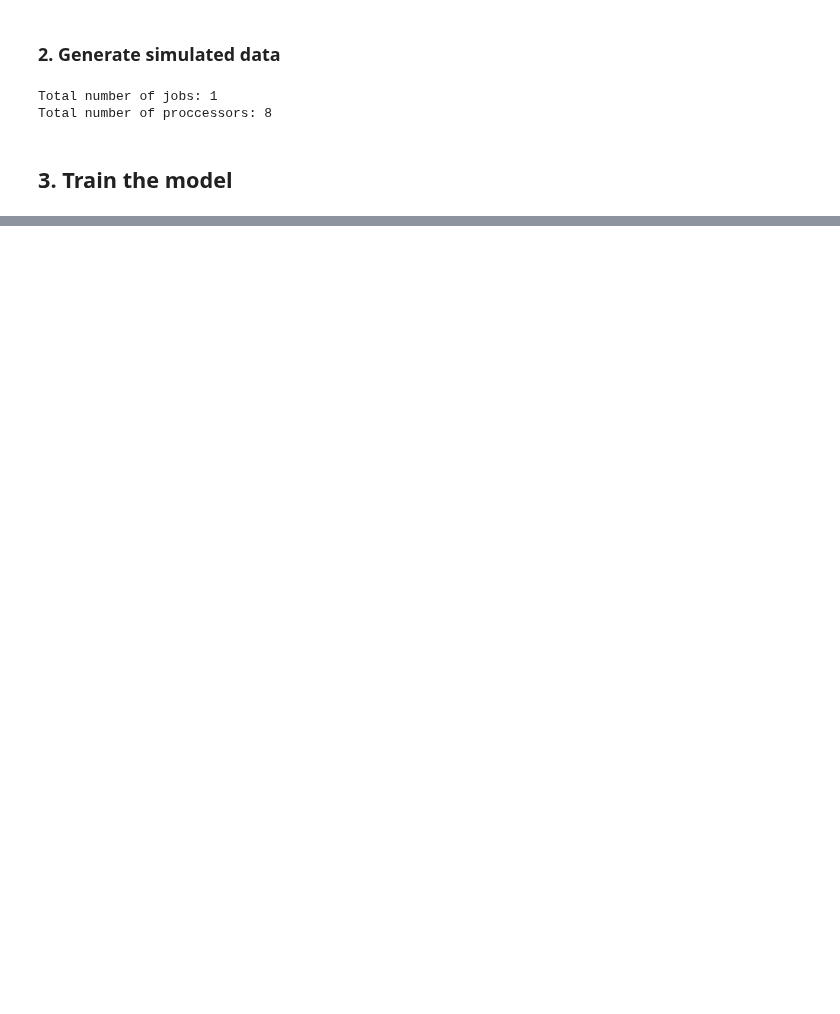
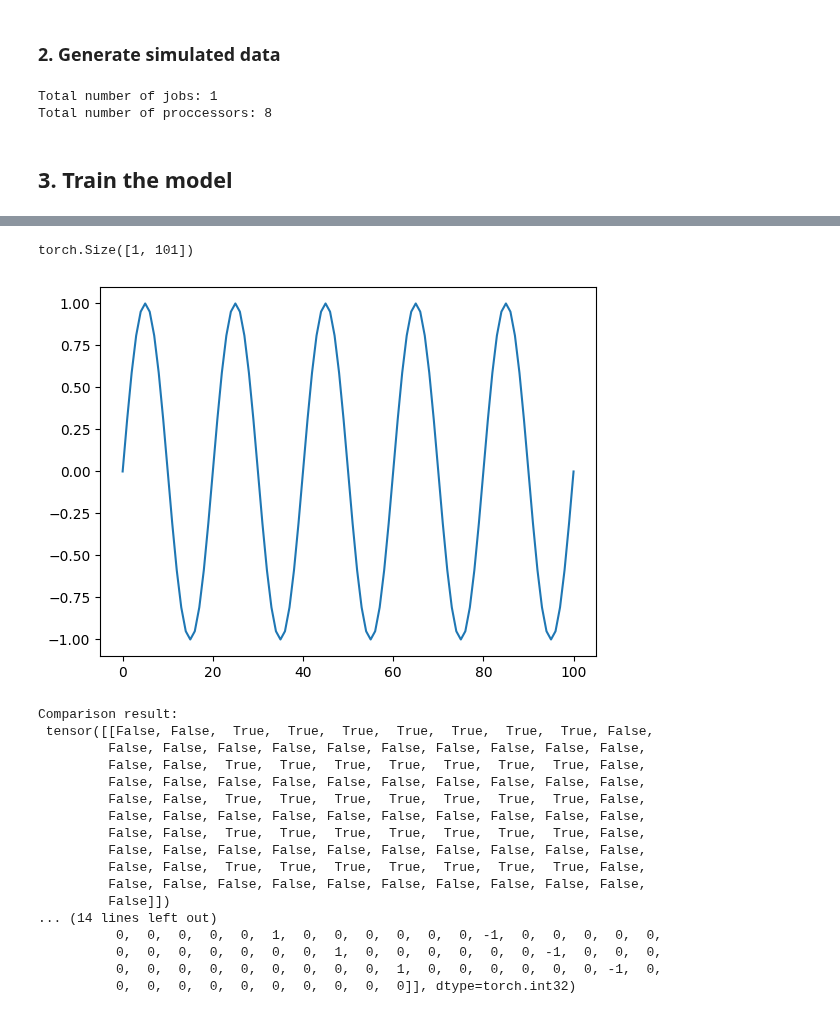
Before and after one commit to V-Marco/ACT, a Jupyter notebook: test_act.ipynb, the cells around one changed output, grey strips where cells are left out. Drawn from its saved outputs; the diff is of its cells as text; code cells hidden in the pictures; blank space fills up the shorter version.

```diff
--- a/test_act.ipynb
+++ b/test_act.ipynb
@@ -90,0 +250,48 @@ dataset = ...
+# %%
+import torch
+import matplotlib.pyplot as plt
+
+# Simulate a 2D tensor with voltage values over time
+time_steps = 101
+num_traces = 1
+trace_2d = torch.sin(torch.linspace(0, 10 * torch.pi, time_steps)).unsqueeze(0)
+
+print(trace_2d.shape)
+# Plot to visualize
+plt.plot(trace_2d[0].numpy())
+plt.show()
+
+# Set a spike threshold
+spike_threshold = 0.5
+
+# Comparison operation
+comparison = trace_2d > spike_threshold
+print("Comparison result:\n", comparison)
+
+# Differentiation operation
+diff_result = torch.diff(comparison, dim=1)
+print("Diff result:\n", diff_result)
+
+# Explicit differentiation (if needed)
+diff_result_explicit = comparison[:, 1:].int() - comparison[:, :-1].int()
+print("Explicit Diff result:\n", diff_result_explicit)
+# %% [output]
+torch.Size([1, 101])
+[figure, added]
+Comparison result:
+ tensor([[False, False,  True,  True,  True,  True,  True,  True,  True, False,
+         False, False, False, False, False, False, False, False, False, False,
+         False, False,  True,  True,  True,  True,  True,  True,  True, False,
+         False, False, False, False, False, False, False, False, False, False,
+         False, False,  True,  True,  True,  True,  True,  True,  True, False,
+         False, False, False, False, False, False, False, False, False, False,
+         False, False,  True,  True,  True,  True,  True,  True,  True, False,
+         False, False, False, False, False, False, False, False, False, False,
+         False, False,  True,  True,  True,  True,  True,  True,  True, False,
+         False, False, False, False, False, False, False, False, False, False,
+         False]])
+... (14 lines left out)
+          0,  0,  0,  0,  0,  1,  0,  0,  0,  0,  0,  0, -1,  0,  0,  0,  0,  0,
+          0,  0,  0,  0,  0,  0,  0,  1,  0,  0,  0,  0,  0,  0, -1,  0,  0,  0,
+          0,  0,  0,  0,  0,  0,  0,  0,  0,  1,  0,  0,  0,  0,  0,  0, -1,  0,
+          0,  0,  0,  0,  0,  0,  0,  0,  0,  0]], dtype=torch.int32)
```
Also changed, not shown: parts of 8 cells of this notebook, 11 other files.
